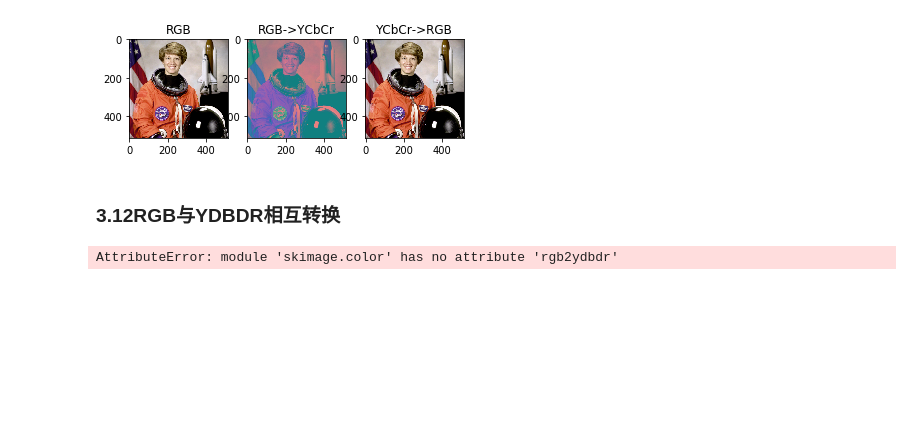
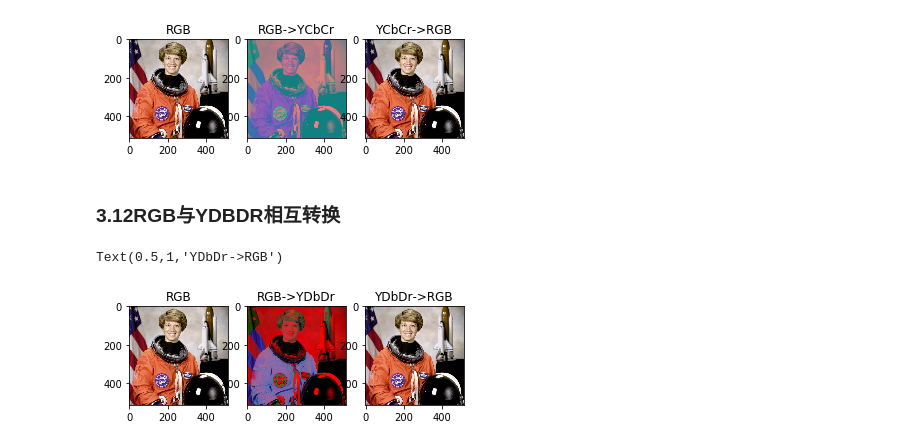
Before and after one commit to juxiangwu/image-processing, a Jupyter notebook: skimage-learning/1.1scikit-image API-Color.ipynb, the cells around one changed output. Cells and saved outputs as stored; diff of their text form; code cells hidden in the pictures; blank space fills up the shorter version.

```diff
--- a/skimage-learning/1.1scikit-image API-Color.ipynb
+++ b/skimage-learning/1.1scikit-image API-Color.ipynb
@@ -268,14 +268,15 @@ Text(0.5,1,'YCbCr->RGB')
 # %%
 img_ydbdr = color.rgb2ydbdr(img)
 plt.subplot(131)
 plt.imshow(img)
 plt.title('RGB')
 plt.subplot(132)
-plt.imshow(np.uint8(np.abs(img_ydbdr)))
+plt.imshow(np.uint8(np.abs(img_ydbdr * 255)))
 plt.title('RGB->YDbDr')
-img_rgb = color.ycbcr2rgb(img_ydbdr)
+img_rgb = color.ydbdr2rgb(img_ydbdr)
 plt.subplot(133)
-plt.imshow(np.uint8(np.abs(img_rgb* 255)))
+plt.imshow(np.uint8(np.abs(img_rgb * 255)))
 plt.title('YDbDr->RGB')
 # %% [output]
-AttributeError: module 'skimage.color' has no attribute 'rgb2ydbdr'
+Text(0.5,1,'YDbDr->RGB')
+[figure, added]
```
